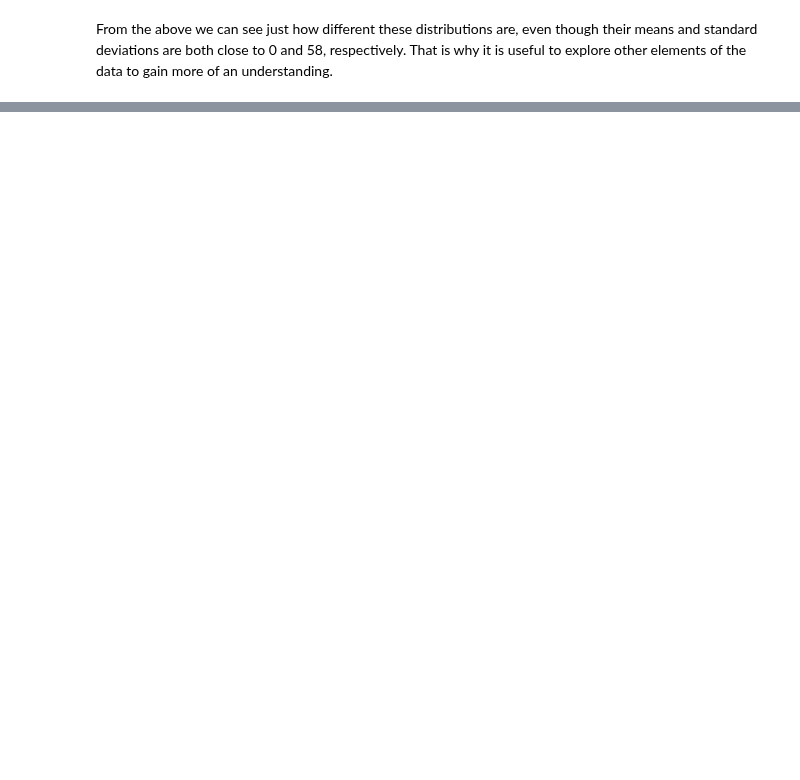
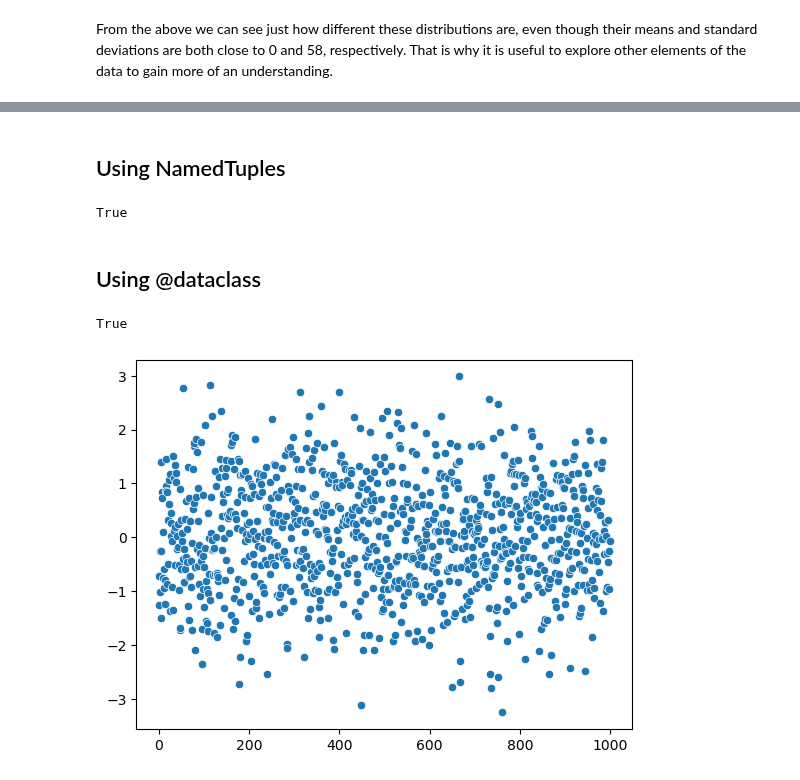
Before and after one commit to inthelabs/learning-data-science, a Jupyter notebook: CH10 - Working With Data.ipynb, the cells around one changed output, grey strips where cells are left out. Drawn from its saved outputs; the diff is of its cells as text; code cells hidden in the pictures; blank space fills up the shorter version.

```diff
--- a/CH10 - Working With Data.ipynb
+++ b/CH10 - Working With Data.ipynb
@@ -66,0 +126,49 @@ plt.show()
+# %% [markdown]
+## Using NamedTuples
+# %%
+from typing import NamedTuple
+import datetime
+class StockPrice(NamedTuple):
+    symbol: str
+    date: datetime.date
+    closing_price: float
+
+    def is_high_tech(self) -> bool:
+        return self.symbol in ['MSFT', 'GOOG','FB','AMZN','AAPL']
+
+price = StockPrice('MSFT',datetime.date(2025,10,10), 1920)
+
+assert price.symbol == 'MSFT'
+assert price.closing_price == 1920
+
+price.is_high_tech()
+# %% [output]
+True
+# %% [markdown]
+## Using @dataclass
+# %%
+from dataclasses import dataclass
+
+@dataclass
+class StockPrice2:
+    symbol: str
+    date: datetime.date
+    closing_price: float
+
+    def is_high_tech(self) -> bool:
+        return self.symbol in ['MSFT', 'GOOG','FB','AMZN','AAPL']
+
+price = StockPrice2('MSFT',datetime.date(2025,10,10), 1920)
+assert price.symbol == 'MSFT'
+assert price.closing_price == 1920
+
+price.is_high_tech()
+# %% [output]
+True
+# %%
+import seaborn as sns
+
+sns.scatterplot(data=xs)
+plt.show()
+# %% [output]
+[figure, added]
```
Also changed, not shown: parts of 17 cells of this notebook, 3 other files.
